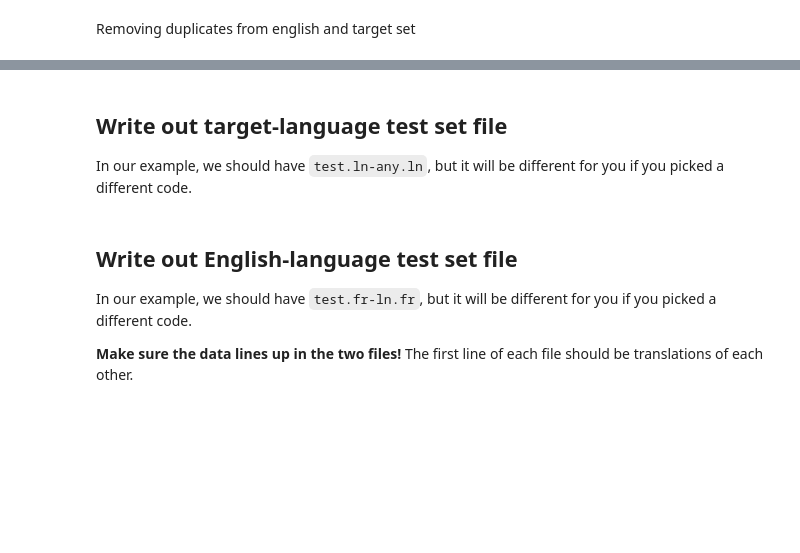
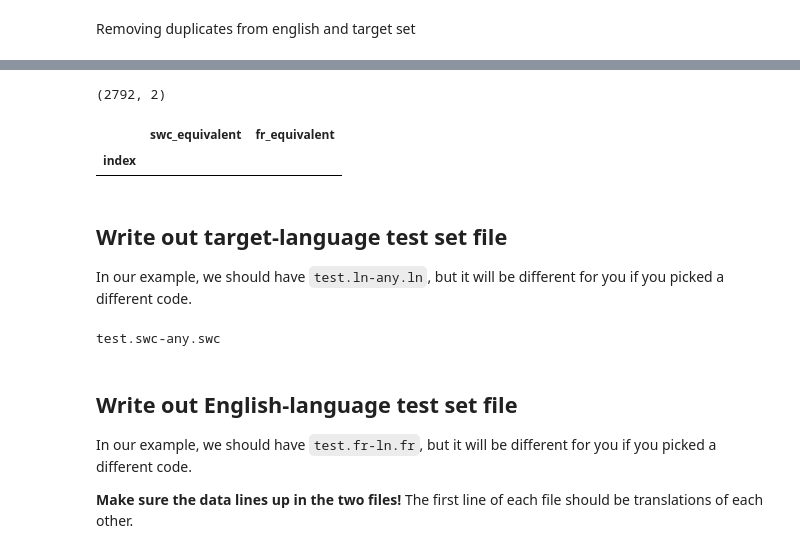
Before and after one commit to ai-drc/RDC-Mobongoli, a Jupyter notebook: jw300_utils/building_global_test_set.ipynb, the cells around one changed output, grey strips where cells are left out. Cells and saved outputs as stored; diff of their text form; code cells hidden in the pictures; blank space fills up the shorter version.

````diff
--- a/jw300_utils/building_global_test_set.ipynb
+++ b/jw300_utils/building_global_test_set.ipynb
@@ -62,9 +65,8 @@ The language codes from the [JW300 corpus website](https://object.pouta.csc.fi/O
 ```
 Already-created test sets: https://raw.githubusercontent.com/ai-drc/RDC-Mobongoli/main/jw300_utils/test/
 # %%
-import os
 source_language = "fr"
-target_language = "ln" # TODO: CHANGE THIS TO YOUR LANGUAGE! "ha" is hausa. See the language codes at https://opus.nlpl.eu/JW300.php
+target_language = "swc" # TODO: CHANGE THIS TO YOUR LANGUAGE! "ha" is hausa. See the language codes at https://opus.nlpl.eu/JW300.php
 lc = False  # If True, lowercase the data.
 seed = 42  # Random seed for shuffling.|
 tag = "baseline" # Give a unique name to your folder - this is to ensure you don't rewrite any models you've already submitted
@@ -113,11 +151,11 @@ os.environ["src"] = source_language
 # %%
 # Read the test data to filter from train and dev splits.
 # Store english portion in set for quick filtering checks.
-en_test_sents = set()
+src_test_sents = set()
 filter_test_sents = f"test.{source_language}-any.{source_language}"
 j = 0
 with open(filter_test_sents) as f:
   for line in f:
-    en_test_sents.add(line.strip())
+    src_test_sents.add(line.strip())
     j += 1
 print('Loaded {} global test sentences to filter from the training/dev data.'.format(j))
@@ -134,6 +190,4 @@ In the 2 cells below you can check if the 2 datasets are aligned. Even if you do
 # %%
-import pandas as pd
-
 # TMX file to dataframe
 source_file = 'jw300.' + source_language  ## source language is english
 target_file = 'jw300.' + target_language ## Target is whatever you set. For our example it was ha, so jw300.ha
@@ -144,7 +198,7 @@ english_sentences_in_global_test_set = {}  # Collect the line numbers of the sou
 with open(source_file) as src_f:
     for i, line in enumerate(src_f):
         # Skip sentences that are contained in the test set and add them into the new frencg test
-        if line.strip() not in en_test_sents:
+        if line.strip() not in src_test_sents:
             source.append(line.strip())
         else:
             # Here is the intersection with the global test set
@@ -202,13 +293,20 @@ target_test_set.head()
 # %%
 target_test_set.shape
+# %% [output]
+(2792, 2)
 # %%
-target_test_set.loc[~target_test_set[f'{source_language}_equivalent'].isin(en_test_sents)]
+target_test_set.loc[~target_test_set[f'{source_language}_equivalent'].isin(src_test_sents)]
+# %% [output]
+|  | swc_equivalent | fr_equivalent |
+| index |  |  |
 # %% [markdown]
 ## Write out target-language test set file
 In our example, we should have `test.ln-any.ln`, but it will be different for you if you picked a different code.
 # %%
 target_test_filename = f"test.{target_language}-any.{target_language}"
 print(target_test_filename)
+# %% [output]
+test.swc-any.swc
 # %% [markdown]
 ## Write out English-language test set file
 In our example, we should have `test.fr-ln.fr`, but it will be different for you if you picked a different code.
````
Also changed, not shown: parts of 27 cells of this notebook.
